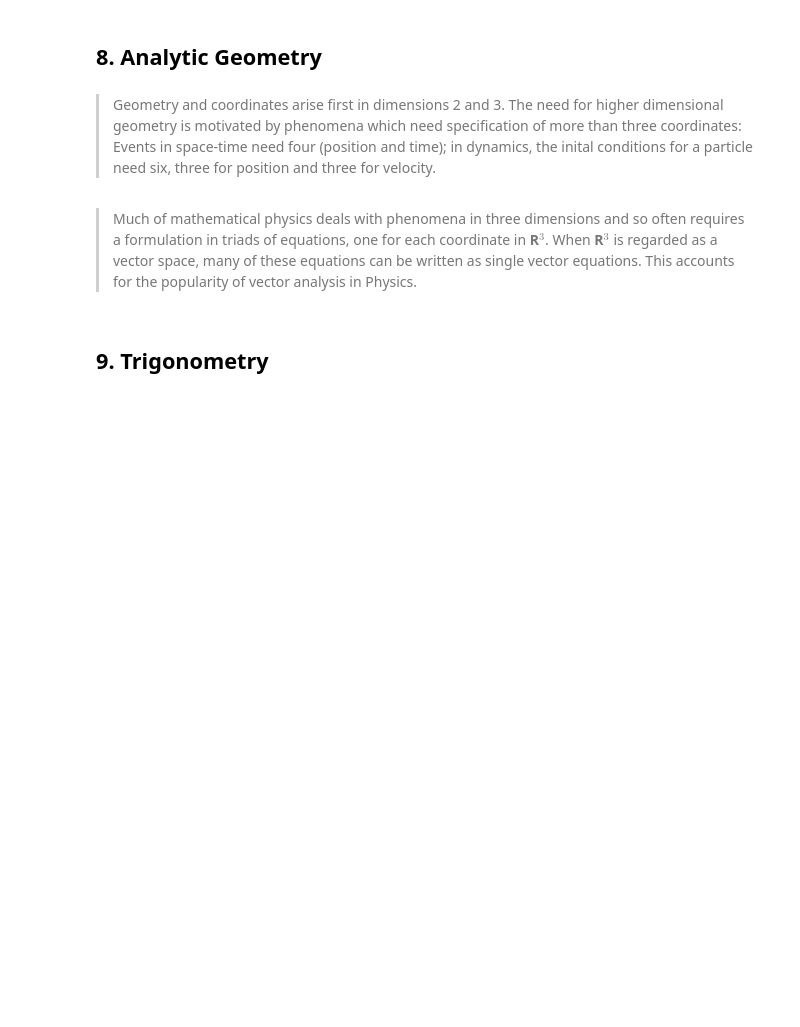
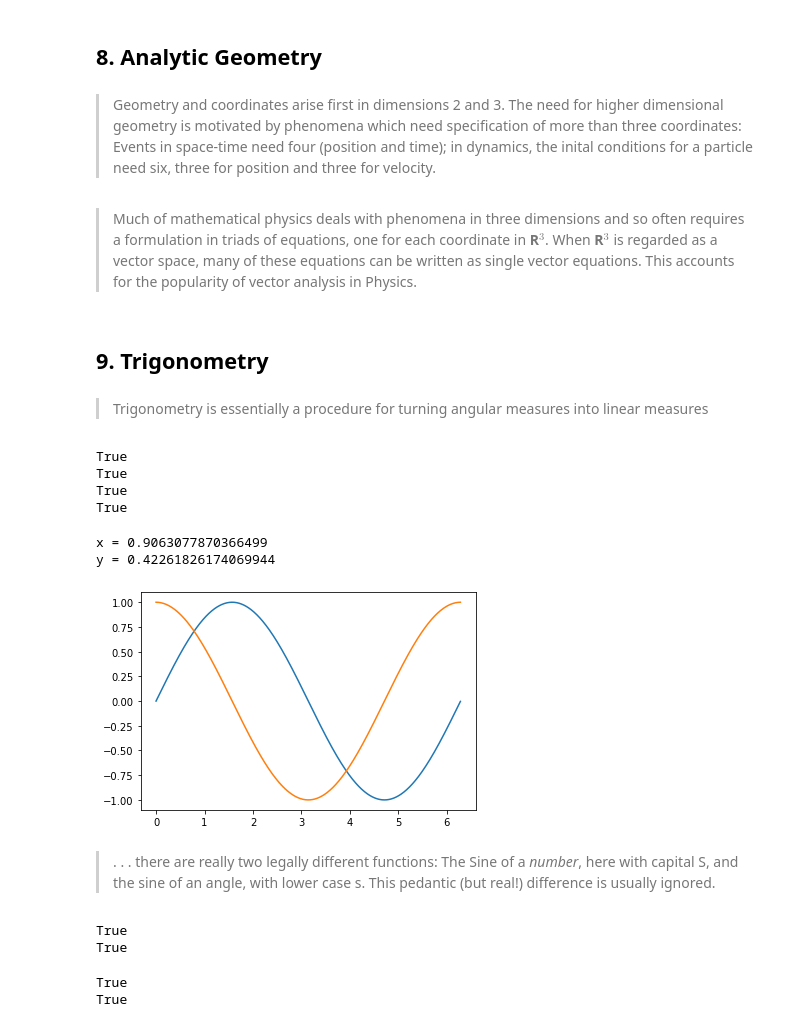
Before and after one commit to James-G-Hill/Sympy-Companion-to-Mathematics-Form-and-Function, a Jupyter notebook: Chapter 4.ipynb, the cells around one changed output. Drawn from its saved outputs; the diff is of its cells as text; code cells hidden in the pictures; blank space fills up the shorter version.

```diff
--- a/Chapter 4.ipynb
+++ b/Chapter 4.ipynb
@@ -275,3 +282,73 @@ True
 > Much of mathematical physics deals with phenomena in three dimensions and so often requires a formulation in triads of equations, one for each coordinate in **R**$^3$. When **R**$^3$ is regarded as a vector space, many of these equations can be written as single vector equations. This accounts for the popularity of vector analysis in Physics.
 # %% [markdown]
 ## 9. Trigonometry
+# %% [markdown]
+> Trigonometry is essentially a procedure for turning angular measures into linear measures
+# %%
+import math
+
+def cos_sin_squared_identity(theta):
+    """ Defines the identity of cos & sin as coordinates. """
+    theta = math.radians(theta)
+    identity = math.cos(theta)**2 + math.sin(theta)**2
+    return identity == 1
+
+print(cos_sin_squared_identity(45))
+print(cos_sin_squared_identity(90))
+print(cos_sin_squared_identity(180))
+print(cos_sin_squared_identity(360))
+# %% [output]
+True
+True
+True
+True
+# %%
+# cos gives an x coordinate, sin gives a y coordinate
+theta = 25
+print("x = " + str(math.cos(math.radians(theta))))
+print("y = " + str(math.sin(math.radians(theta))))
+# %% [output]
+x = 0.9063077870366499
+y = 0.42261826174069944
+# %%
+# Plot cos & sin
+import matplotlib.pyplot as plt
+import numpy as np
+
+x = list(np.arange(0, 2 * math.pi, .01))
+cos_line = list(map(math.cos, x))
+sin_line = list(map(math.sin, x))
+
+plt.plot(x, sin_line)
+plt.plot(x, cos_line)
+plt.show()
+# %% [output]
+[figure, added]
+# %% [markdown]
+> . . . there are really two legally different functions: The Sine of a *number*, here with capital S, and the sine of an angle, with lower case s. This pedantic (but real!) difference is usually ignored.
+# %%
+def check_sin(theta):
+    """ Checks sin with / without wrapping function. """
+    wrapped = math.sin(theta + (2*math.pi))
+    unwrapped = math.sin(theta)
+    is_close = math.isclose(wrapped, unwrapped)
+    return is_close
+
+print(check_sin(45))
+print(check_sin(90))
+# %% [output]
+True
+True
+# %%
+def check_cos(theta):
+    """ Checks sin with / without wrapping function. """
+    wrapped = math.cos(theta + (2*math.pi))
+    unwrapped = math.cos(theta)
+    is_close = math.isclose(wrapped, unwrapped)
+    return is_close
+
+print(check_cos(45))
+print(check_cos(90))
+# %% [output]
+True
+True
```
Also changed, not shown: parts of 7 cells of this notebook.
